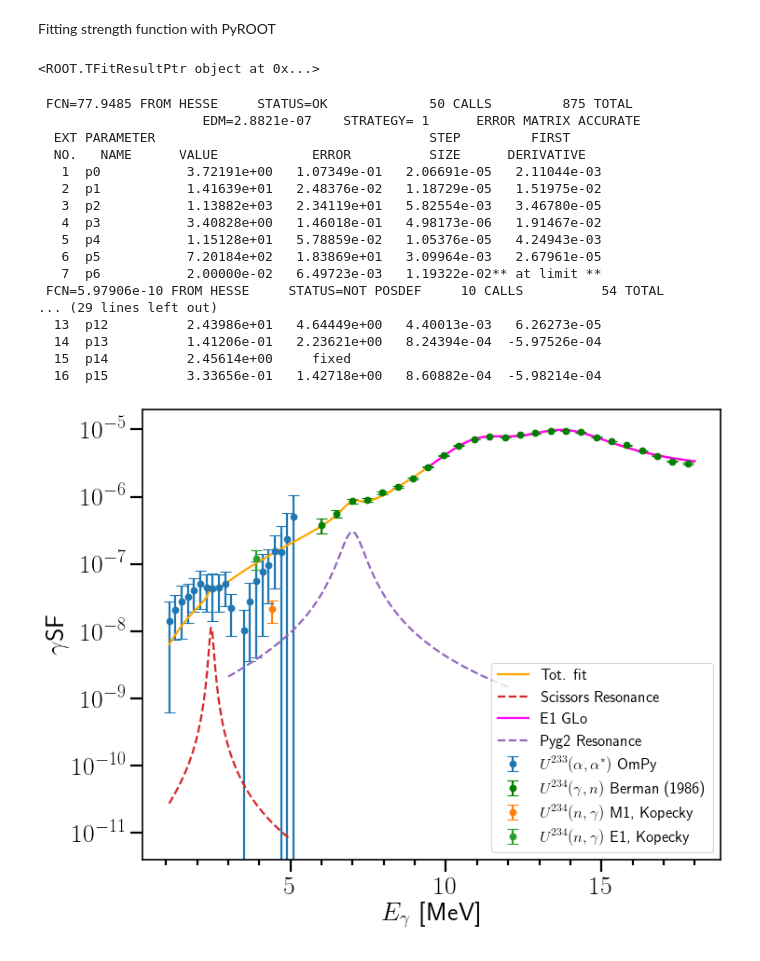
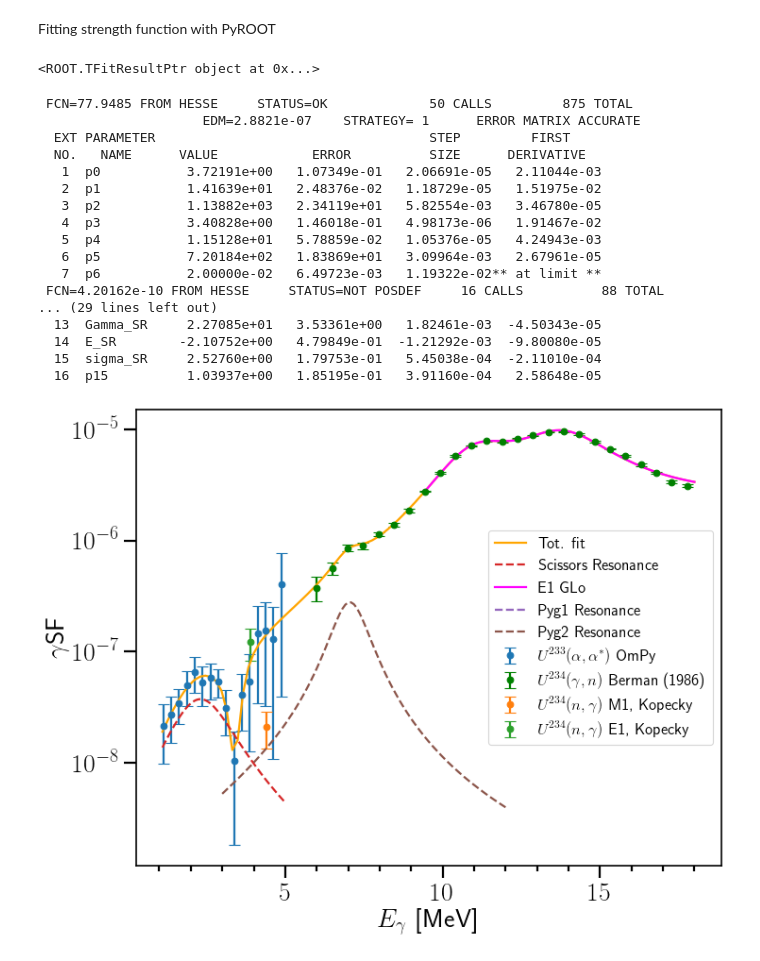
Before and after one commit to tellefs/MasterThesis, a Jupyter notebook: plotting/analysis_plots.ipynb, the cells around one changed output. Cells and saved outputs as stored; diff of their text form; code cells hidden in the pictures.

```diff
--- a/plotting/analysis_plots.ipynb
+++ b/plotting/analysis_plots.ipynb
@@ -541,6 +570,14 @@ parameter_array_pyg1 = np.asarray([Gamma_pyg1, E_pyg1, sigma_pyg1])
 #TGraphErrors of OmPy data
 energy_gsf_ompy_error = np.zeros(len(energy_gsf_ompy))
 gsf_ompy = TGraphErrors(len(energy_gsf_ompy), np.asarray(energy_gsf_ompy), np.asarray(gsf_ompy_median), np.asarray(energy_gsf_ompy_error), np.asarray(gsf_ompy_error))
+
+#TGraphErrors of reduced OmPy data
+gsf_ompy_median_reduced = gsf_ompy_median[10:-1]
+gsf_ompy_error_reduced = gsf_ompy_error[10:-1]
+energy_gsf_ompy_reduced = energy_gsf_ompy[10:-1]
+energy_gsf_ompy_error_reduced = np.zeros(len(energy_gsf_ompy_reduced))
+gsf_ompy_reduced = TGraphErrors(len(energy_gsf_ompy_reduced), np.asarray(energy_gsf_ompy_reduced), np.asarray(gsf_ompy_median_reduced), np.asarray(energy_gsf_ompy_error_reduced), np.asarray(gsf_ompy_error_reduced))
+
 
 #TGraphErrors of Std. Oslo data
 energy_gsf_om_error = np.zeros(len(energy_gsf_om))
@@ -585,7 +622,7 @@ xmax_pyg2 = 12.
 no_of_parameters_pyg2 = 3
 fit_strength_M1 = TF1('fit_strength_M1', FitPygmy, xmin_pyg2, xmax_pyg2, no_of_parameters_pyg2)
 fit_strength_M1.SetParameters(parameter_array_M1)
-fit_strength_M1.FixParameter(1, E_pyg2)
+#fit_strength_M1.FixParameter(1, E_pyg2)
 #fit_strength_M1.FixParameter(0, Gamma_pyg2)
 
 #Kopecky data
@@ -612,18 +649,24 @@ no_of_parameters_SR = 3
 fit_strength_SR = TF1('fit_strength_SR', FitPygmy, xmin_SR, xmax_SR, no_of_parameters_SR)
 fit_strength_SR.SetParameters(parameter_array_SR)
 #fit_strength_SR.FixParameter(1, E_SR)
-fit_strength_SR.SetParLimits(0, 0.1, 10)
+#fit_strength_SR.SetParLimits(0, 0.1, 10)
 #fit_strength_SR.FixParameter(0, Gamma_SR)
 OmPy_data.Fit(fit_strength_SR, 'RM+')
 
-#Fitting the Pygmy 1 resonance to oslo data
-#xmin_pyg1 = 1.1
-#xmax_pyg1 = 10
-#no_of_parameters_pyg1 = 3
-#fit_strength_pyg1 = TF1('fit_strength_pyg1', FitPygmy, xmin_pyg1, xmax_pyg1, no_of_parameters_pyg1)
-#fit_strength_pyg1.SetParameters(parameter_array_pyg1)
+#Fitting the Pygmy 1 resonance to selection of oslo data
+
+#defining  reduced OmPy Data
+OmPy_reduced_data = TMultiGraph()
+OmPy_reduced_data.Add(gsf_ompy_reduced, "P")
+
+xmin_pyg1 = 1.1
+xmax_pyg1 = 10
+no_of_parameters_pyg1 = 3
+fit_strength_pyg1 = TF1('fit_strength_pyg1', FitPygmy, xmin_pyg1, xmax_pyg1, no_of_parameters_pyg1)
+fit_strength_pyg1.SetParameters(parameter_array_pyg1)
 #fit_strength_pyg1.FixParameter(1, E_pyg1)
 #fit_strength_pyg1.FixParameter(0, Gamma_pyg1)
+#OmPy_reduced_data.Fit(fit_strength_pyg1, 'RM+')
 #OmPy_data.Fit(fit_strength_pyg1, 'RM+')
 
 
@@ -661,13 +704,30 @@ parameter_array_full = np.asarray([Gamma_r_GLo1, E_r_GLo1, sigma_r_GLo1,
                                   Gamma_SR, E_SR, sigma_SR])
 
 fit_strength.SetParameters(parameter_array_full)
-fit_strength.FixParameter(1, E_r_GLo1)
-fit_strength.FixParameter(4, E_r_GLo2)
+fit_strength.SetParNames('Gamma_GLo1', 'E_GLo1', 'sigma_GLo1',
+                        'Gamma_GLo2', 'E_GLo2', 'sigma_GLo2', 'T_f',
+                            'Gamma_pyg1', 'E_pyg1', 'sigma_pyg1',
+                            'Gamma_pyg2') #Only able to set 11 parameter names at once..
+fit_strength.SetParName(10, 'E_pyg2')
+fit_strength.SetParName(11, 'sigma_pyg2')
+fit_strength.SetParName(12, 'Gamma_SR')
+fit_strength.SetParName(13, 'E_SR')
+fit_strength.SetParName(14, 'sigma_SR')
+#fit_strength.FixParameter(1, E_r_GLo1)
+#fit_strength.FixParameter(4, E_r_GLo2)
 fit_strength.SetParLimits(6, 0.01, 0.02)
-fit_strength.FixParameter(14, E_SR)
-fit_strength.FixParameter(11, E_pyg2)
-fit_strength.SetParLimits(9, 0.1, 10)
-fit_strength.SetParLimits(13, 0.1, 10)
+#fit_strength.FixParameter(11, E_pyg2)
+#fit_strength.FixParameter(7, Gamma_pyg1)
+#fit_strength.FixParameter(8, E_pyg1)
+#fit_strength.FixParameter(9, sigma_pyg2)
+#fit_strength.FixParameter(10, Gamma_pyg2)
+#fit_strength.FixParameter(11, E_pyg2)
+#fit_strength.FixParameter(12, sigma_pyg2)
+#fit_strength.FixParameter(13, Gamma_SR)
+#fit_strength.FixParameter(14, E_SR)
+#fit_strength.FixParameter(15, sigma_SR)
+#fit_strength.SetParLimits(9, 0, 100) #keep pyg1 positive
+#fit_strength.SetParLimits(13, 0.1, 10)
 
 #Defining all data (Berman and OmPy)
 OmPy_and_GDR_data = TMultiGraph()
@@ -692,12 +752,12 @@ OmPy_and_GDR_data.Fit(fit_strength, 'S')
    5  p4           1.15128e+01   5.78859e-02   1.05376e-05   4.24943e-03
    6  p5           7.20184e+02   1.83869e+01   3.09964e-03   2.67961e-05
    7  p6           2.00000e-02   6.49723e-03   1.19322e-02** at limit **
- FCN=5.97906e-10 FROM HESSE     STATUS=NOT POSDEF     10 CALLS          54 TOTAL
+ FCN=4.20162e-10 FROM HESSE     STATUS=NOT POSDEF     16 CALLS          88 TOTAL
 ... (29 lines left out)
-  13  p12          2.43986e+01   4.64449e+00   4.40013e-03   6.26273e-05
-  14  p13          1.41206e-01   2.23621e+00   8.24394e-04  -5.97526e-04
-  15  p14          2.45614e+00     fixed
-  16  p15          3.33656e-01   1.42718e+00   8.60882e-04  -5.98214e-04
+  13  Gamma_SR     2.27085e+01   3.53361e+00   1.82461e-03  -4.50343e-05
+  14  E_SR        -2.10752e+00   4.79849e-01  -1.21292e-03  -9.80080e-05
+  15  sigma_SR     2.52760e+00   1.79753e-01   5.45038e-04  -2.11010e-04
+  16  p15          1.03937e+00   1.85195e-01   3.91160e-04   2.58648e-05
 # %%
 fig, ax = plt.subplots()
 
@@ -741,38 +801,36 @@ ax.plot(x_plot_E1[0], y_plot_E1, color='magenta', label='E1 GLo')
 #plotting fit of Pyg1
 no_of_parameters_pyg1 = 3
 fitted_parameters_pyg1 = np.zeros(no_of_parameters_pyg1)
 fitted_parameters_pyg1[0] = fitted_parameters[7]
 fitted_parameters_pyg1[1] = fitted_parameters[8]
 fitted_parameters_pyg1[2] = fitted_parameters[9]
-
-#x_plot_pyg1 = [np.linspace(xmin_pyg1, xmax_pyg1, 100)]
-x_plot_pyg1 = [np.linspace(0, 10, 100)]
+x_plot_pyg1 = [np.linspace(xmin_pyg1, xmax_pyg1, 100)]
 y_plot_pyg1 = FitPygmy(x_plot_pyg1, fitted_parameters_pyg1)
-#ax.plot(x_plot_pyg1[0], y_plot_pyg1, '--', label='Pyg1 Resonance')
+ax.plot(x_plot_pyg1[0], y_plot_pyg1, '--', label='Pyg1 Resonance')
 
 #plotting fit of Pyg2
 fitted_parameters_pyg2 = np.zeros(no_of_parameters_pyg2)
 fitted_parameters_pyg2[0] = fitted_parameters[10]
 fitted_parameters_pyg2[1] = fitted_parameters[11]
 fitted_parameters_pyg2[2] = fitted_parameters[12]
 x_plot_pyg2 = [np.linspace(xmin_pyg2, xmax_pyg2, 100)]
 y_plot_pyg2 = FitPygmy(x_plot_pyg2, fitted_parameters_pyg2)
 ax.plot(x_plot_pyg2[0], y_plot_pyg2, '--', label='Pyg2 Resonance')
 
 
 
 #ax.set_ylim(1e-8, 1e-5)
 #ax.set_xlim(0, 7)
 ax.set_yscale('log')
 ax.yaxis.set_minor_locator(AutoMinorLocator())
 ax.xaxis.set_minor_locator(AutoMinorLocator())
 ax.set_xlabel('$E_\gamma$  [MeV]')
 ax.set_ylabel('$\gamma$SF')
 ax.legend(fontsize=15)
 
 fig.show()
 # %% [output]
-[figure, old version]
+[figure, new version]
 # %%
 fig, ax = plt.subplots()
 
```
Also changed, not shown: parts of 4 cells of this notebook, 1 other file.
